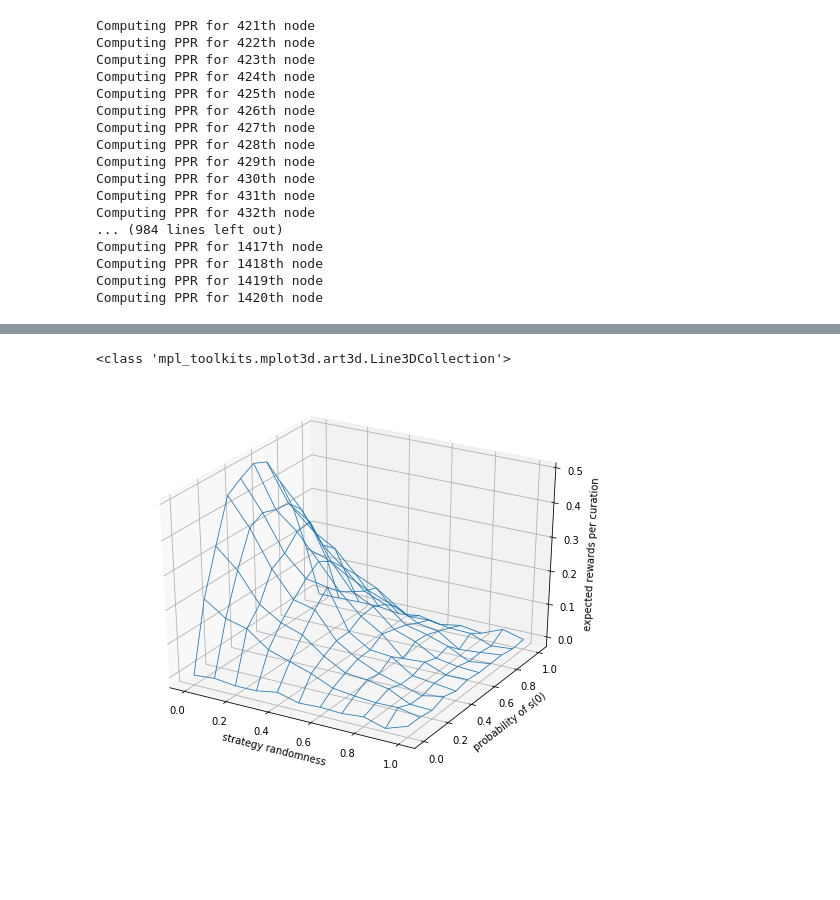
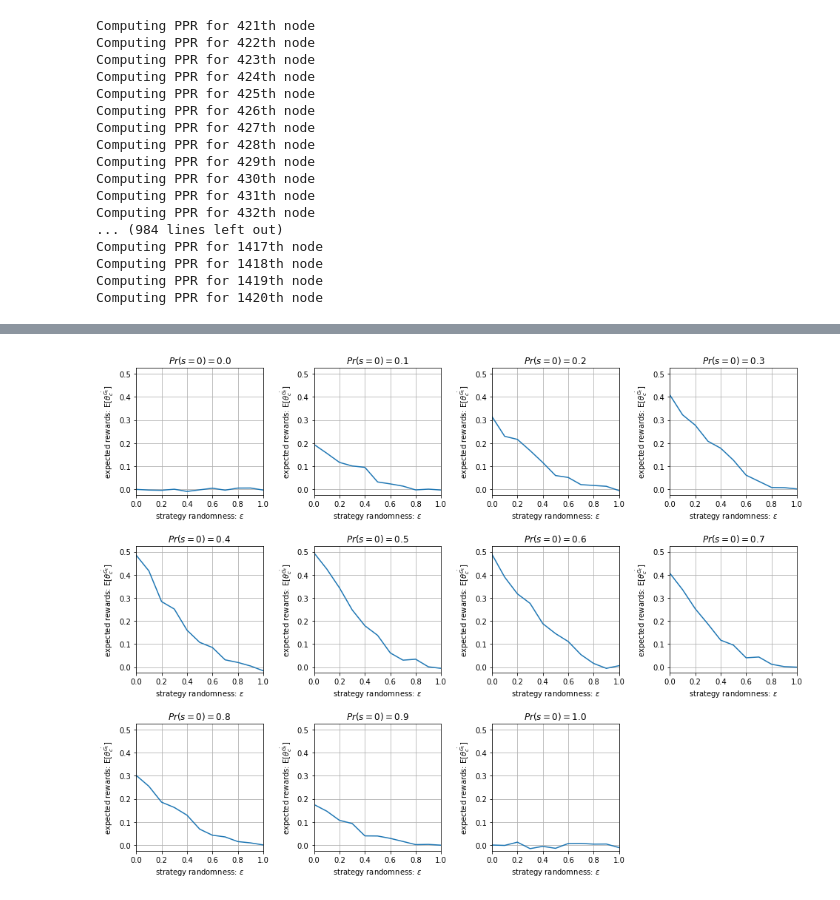
Before and after one commit to knskito/materials_CitedTCR, a Jupyter notebook: Experiment2.ipynb, the cells around one changed output, grey strips where cells are left out. Cells and saved outputs as stored; diff of their text form; code cells hidden in the pictures; blank space fills up the shorter version.

Commit message:
mod codes to change exported figures

```diff
--- a/Experiment2.ipynb
+++ b/Experiment2.ipynb
@@ -120,7 +120,7 @@ for s in range(signal_prob):
         result.append(mean)
         #print(len(rewards))
     print('Computing expected rewards in case of signal prob ' + str(s * 0.1))
-    result_list = result_list + result
+    result_list.append(result)
 print('Complete!')
 print(result_list)
 # %% [output]
@@ -190,10 +139,0 @@ X:
-# %%
-fig = plt.figure(figsize=(9, 7))
-ax = fig.add_subplot(111, projection='3d')
-surf = ax.plot_surface(Y_a, X_a, Z_a, cmap='plasma', alpha=0.5)
-ax.set_xlabel('strategy randomness')
-ax.set_ylabel('probability of s(0)')
-ax.set_zlabel('expected rewards per curation')
-print(type(surf))
-#plt.savefig('experiment2-surf.png', format = 'png', dpi=300)
-plt.show()
@@ -203,13 +140,22 @@ plt.show()
-# %%
-fig = plt.figure(figsize=(9, 7))
-ax = fig.add_subplot(111, projection='3d')
-wire = ax.plot_wireframe(Y_a, X_a, Z_a, linewidth=0.8)
-ax.set_xlabel('strategy randomness')
-ax.set_ylabel('probability of s(0)')
-ax.set_zlabel('expected rewards per curation')
-print(type(wire))
-#plt.savefig('experiment2-wireframe.png', format = 'png', dpi=300)
-plt.show()
-# %% [output]
-<class 'mpl_toolkits.mplot3d.art3d.Line3DCollection'>
-[figure, removed]
+# %%
+x_range = [0.0,0.1,0.2,0.3,0.4,0.5,0.6,0.7,0.8,0.9,1.0]
+
+fig = plt.figure(figsize=(16,12))
+plt.subplots_adjust(wspace=0.4, hspace=0.4)
+
+for i in range(11):
+    x_value = x_range
+    y_value = result_list[i]
+    ax = fig.add_subplot(3,4,i + 1)
+    ax.grid(True)
+    ax.set_title('$Pr(s = 0) = $'+ str(x_range[i]))
+    ax.set_xlabel('strategy randomness: $\epsilon$')
+    ax.set_ylabel('expected rewards: E[$\\theta_{c}^{\dot{G_{t}}}$]')
+    ax.set_xlim([0.0,1.0])
+    ax.set_ylim([-0.025,0.525])
+    ax.plot(x_value, y_value)
+
+#plt.savefig("experiment2.png", format = 'png', dpi=600, bbox_inches='tight', pad_inches=0)
+plt.show()
+# %% [output]
+[figure, added]
```
Also changed, not shown: parts of 5 cells of this notebook, 6 other files.
